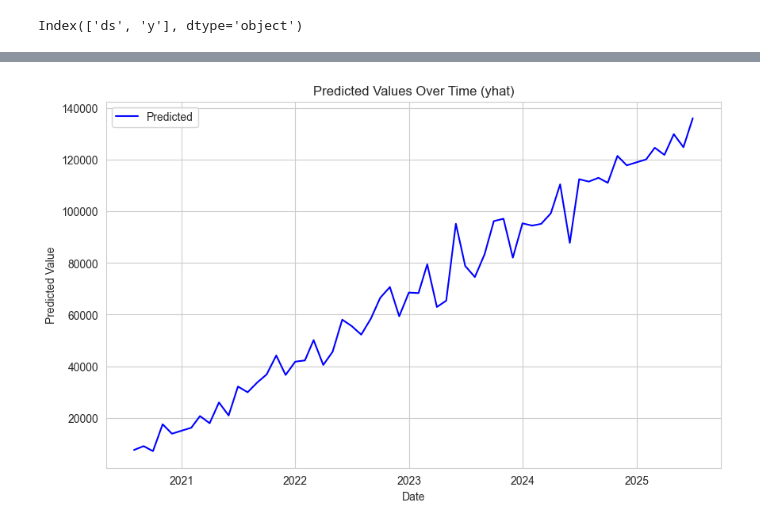
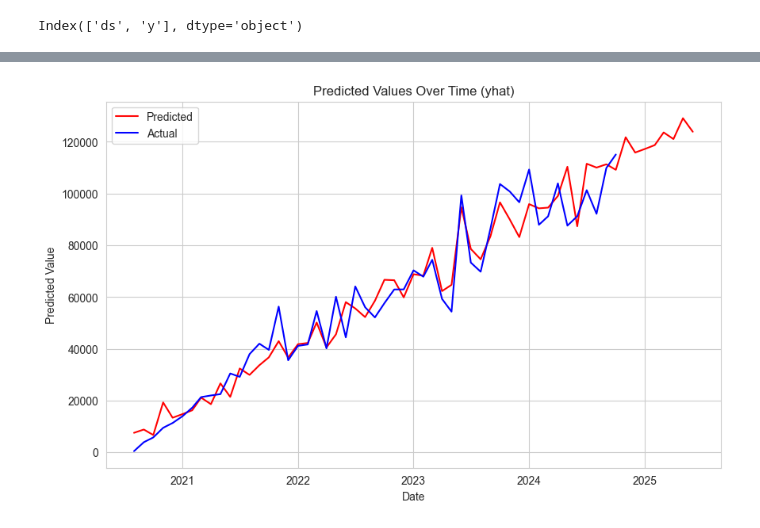
Before and after one commit to SpaceMercury/LauzHawkathon, a Jupyter notebook: notebooks/xgboostPol.ipynb, the cells around one changed output, grey strips where cells are left out. Cells and saved outputs as stored; diff of their text form; code cells hidden in the pictures.

```diff
--- a/notebooks/xgboostPol.ipynb
+++ b/notebooks/xgboostPol.ipynb
@@ -51,7 +49,7 @@ memory usage: 948.0+ bytes
 ## preprocess data
 # %%
 # Splitting the data into training and validation sets
-split_date = '2023-12-01'
+split_date = '2023-11-01'
 train = uni_data[uni_data['ds'] < split_date]
 test = uni_data[uni_data['ds'] >= split_date]
 
@@ -166,18 +184,23 @@ print(predicted_future[['ds', 'yhat', 'yhat_lower', 'yhat_upper']])
 # %%
 import matplotlib.pyplot as plt
 
+df['Date'] = pd.to_datetime(df['Date'])
+forecast_uni['ds'] = pd.to_datetime(forecast_uni['ds'])
+
 # Plot ds vs yhat
 plt.figure(figsize=(10, 6))
-plt.plot(forecast_uni['ds'], forecast_uni['yhat'], label='Predicted', color='blue')
+plt.plot(forecast_uni['ds'], forecast_uni['yhat'], label='Predicted', color='red')
+# print test in red
+plt.plot(df['Date'], df['Value'], label='Actual', color='blue')
 
 # Add labels, title, and legend
 plt.xlabel('Date')
 plt.ylabel('Predicted Value')
 plt.title('Predicted Values Over Time (yhat)')
 plt.legend()
 plt.grid(True)
 
 # Show the plot
 plt.show()
 # %% [output]
-[figure, old version]
+[figure, new version]
```
Also changed, not shown: parts of 12 cells of this notebook, 2 other files.
